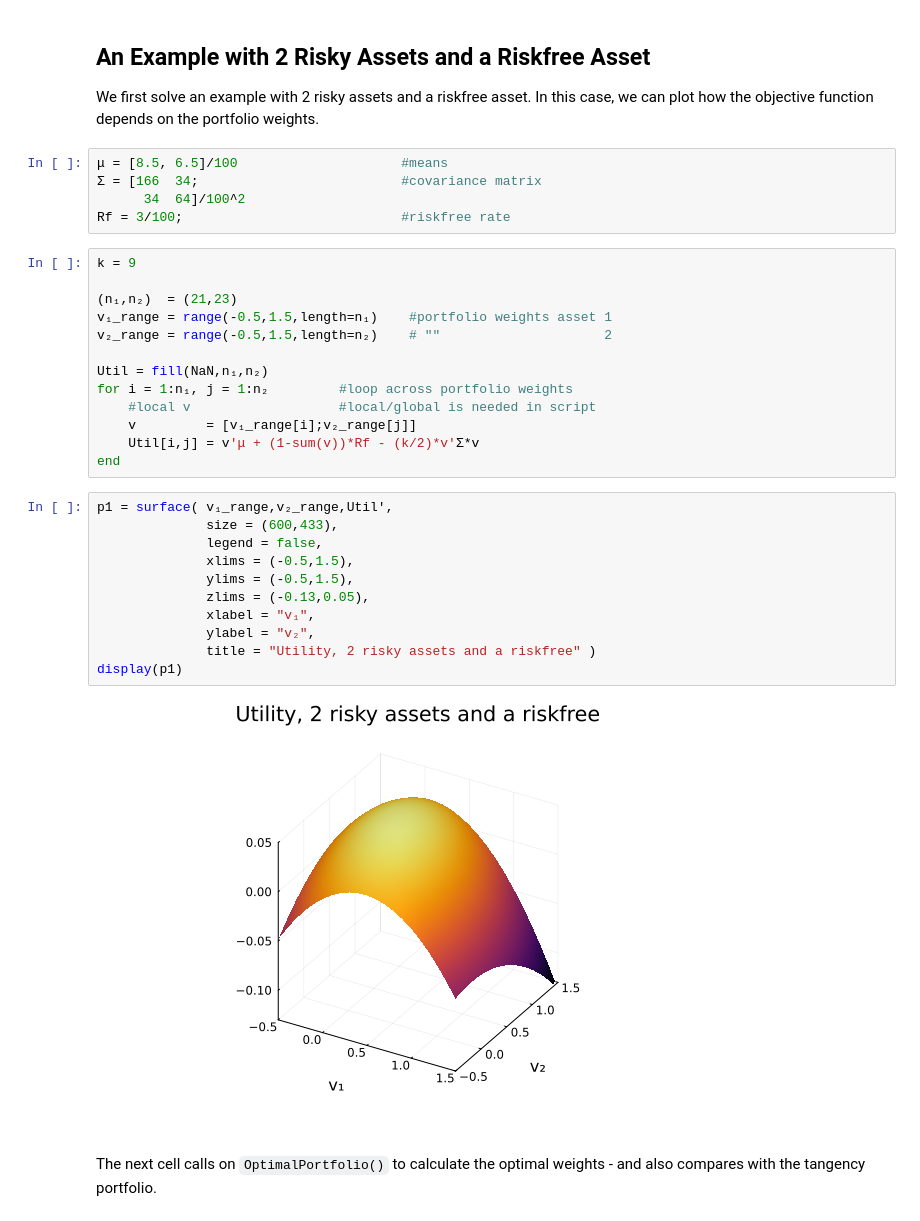
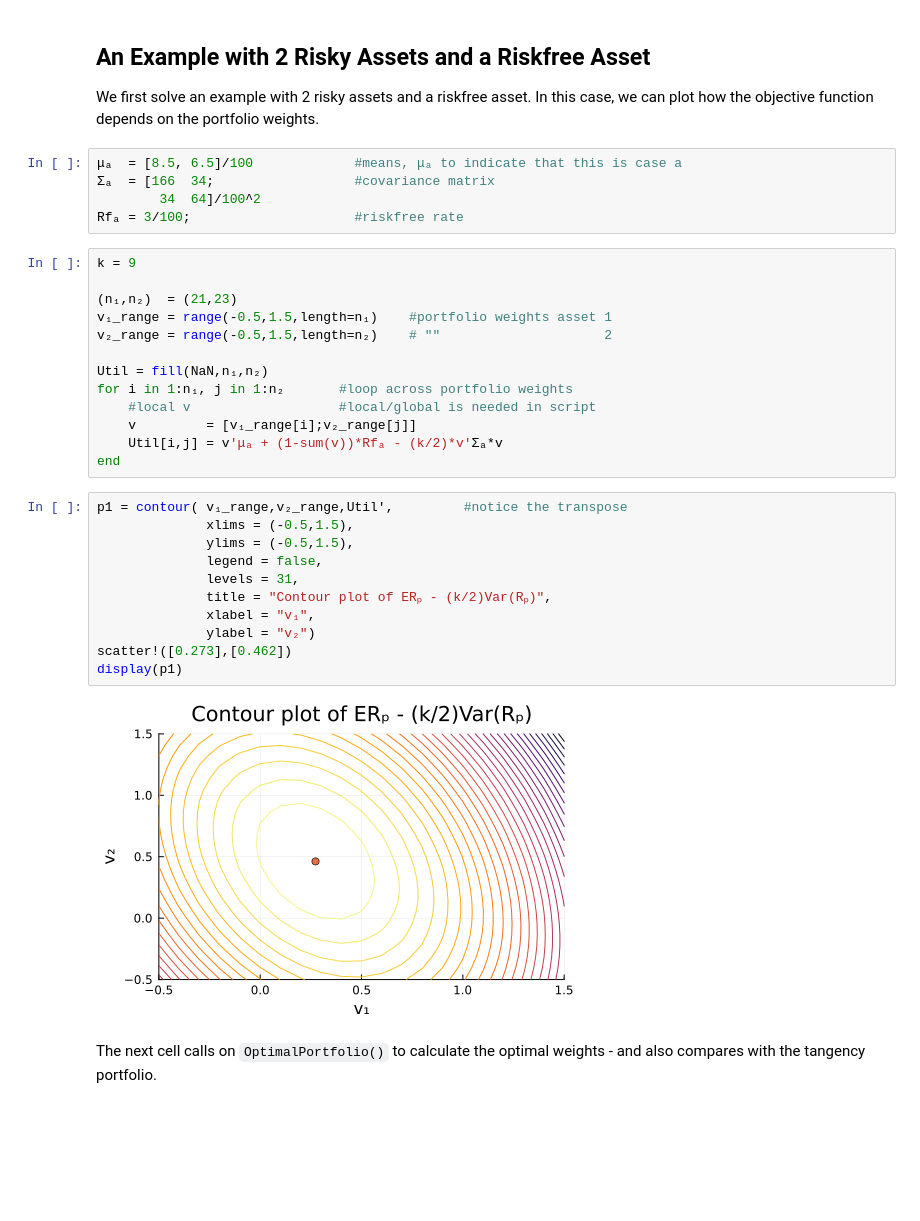
Before and after one commit to PaulSoderlind/FinancialTheoryMSc, a Jupyter notebook: Ch05_PortfolioChoice2.ipynb, the cells around one changed output. Cells and saved outputs as stored; diff of their text form; blank space fills up the shorter version.

```diff
--- a/Ch05_PortfolioChoice2.ipynb
+++ b/Ch05_PortfolioChoice2.ipynb
@@ -53,10 +54,10 @@ OptimalPortfolio
 
 We first solve an example with 2 risky assets and a riskfree asset. In this case, we can plot how the objective function depends on the portfolio weights.
 # %%
-μ = [8.5, 6.5]/100                     #means
-Σ = [166  34;                          #covariance matrix
-      34  64]/100^2
-Rf = 3/100;                            #riskfree rate
+μₐ  = [8.5, 6.5]/100             #means, μₐ to indicate that this is case a
+Σₐ  = [166  34;                  #covariance matrix
+        34  64]/100^2
+Rfₐ = 3/100;                     #riskfree rate
 # %%
 k = 9
 
@@ -65,24 +66,24 @@ v₁_range = range(-0.5,1.5,length=n₁)    #portfolio weights asset 1
 v₂_range = range(-0.5,1.5,length=n₂)    # ""                     2
 
 Util = fill(NaN,n₁,n₂)
-for i = 1:n₁, j = 1:n₂         #loop across portfolio weights
+for i in 1:n₁, j in 1:n₂       #loop across portfolio weights
     #local v                   #local/global is needed in script
     v         = [v₁_range[i];v₂_range[j]]
-    Util[i,j] = v'μ + (1-sum(v))*Rf - (k/2)*v'Σ*v
+    Util[i,j] = v'μₐ + (1-sum(v))*Rfₐ - (k/2)*v'Σₐ*v
 end
 # %%
-p1 = surface( v₁_range,v₂_range,Util',
-              size = (600,433),
-              legend = false,
+p1 = contour( v₁_range,v₂_range,Util',         #notice the transpose
               xlims = (-0.5,1.5),
               ylims = (-0.5,1.5),
-              zlims = (-0.13,0.05),
+              legend = false,
+              levels = 31,
+              title = "Contour plot of ERₚ - (k/2)Var(Rₚ)",
               xlabel = "v₁",
-              ylabel = "v₂",
-              title = "Utility, 2 risky assets and a riskfree" )
+              ylabel = "v₂")
+scatter!([0.273],[0.462])
 display(p1)
 # %% [output]
-[figure, old version]
+[figure, new version]
 # %% [markdown]
 The next cell calls on `OptimalPortfolio()` to calculate the optimal weights - and also compares with the tangency portfolio.
 # %%
```
Also changed, not shown: parts of 8 cells of this notebook.
